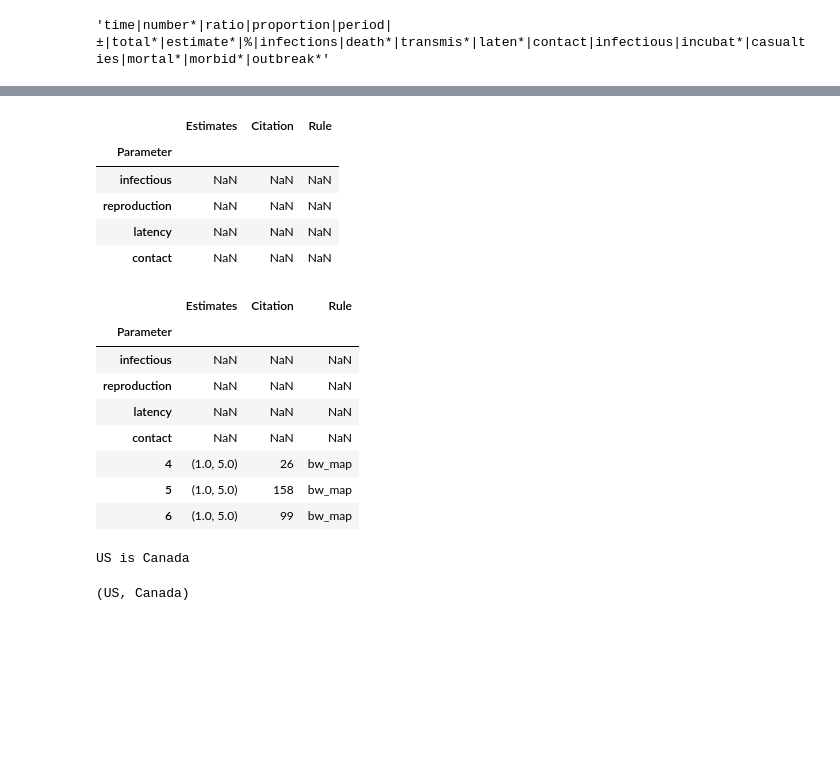
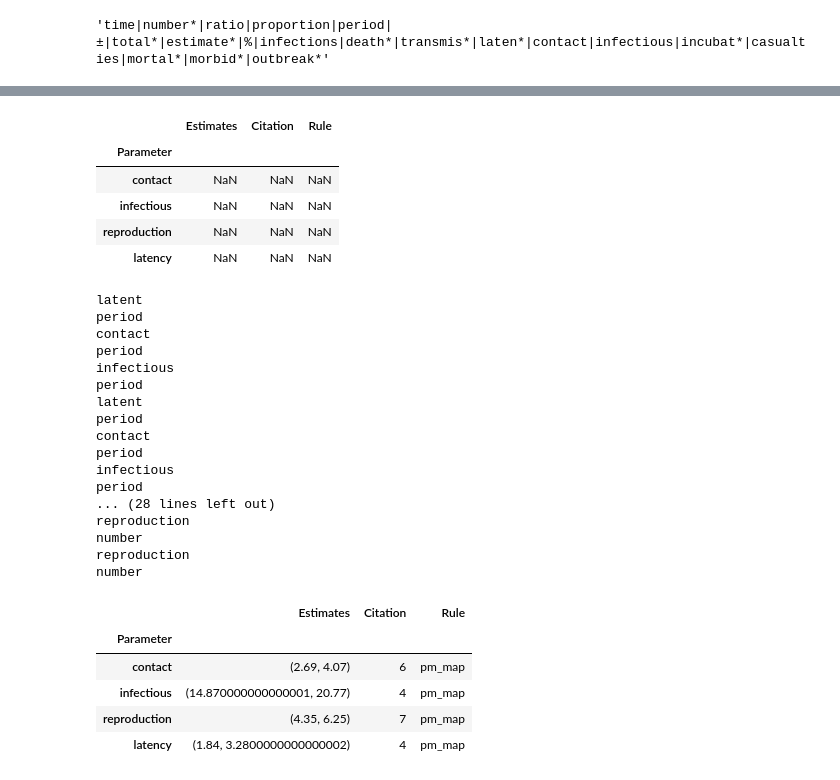
Before and after one commit to djschlicht/academic-paper-scraper, a Jupyter notebook: textdataframe.ipynb, the cells around one changed output, grey strips where cells are left out. Saved outputs shown, nothing was run; the diff lists cells and outputs as text; code cells hidden in the pictures; blank space fills up the shorter version.

```diff
--- a/textdataframe.ipynb
+++ b/textdataframe.ipynb
@@ -19,3 +12,20 @@ text
+# %%
+# Reads text
+text = "On March 11, 2020, the World Health Organization declared the coronavirus disease 2019, COVID-19, a global pandemic. In \
+an unprecedented collective efort, massive amounts of data are now being collected worldwide to estimate the immediate and \
+long-term impact of this pandemic on the health system and the global economy. However, the precise timeline of the disease, \
+its transmissibility, and the efect of mitigation strategies remain incompletely understood. Here we integrate a global network \
+model with a local epidemic SEIR model to quantify the outbreak dynamics of COVID-19 in China and the United States. For \
+the outbreak in China, in n = 30 provinces, we found a latent period of 2.56 ± 0.72 days, a contact period of 1.47 ± 0.32 days, \
+and an infectious period of 17.82 ± 2.95 days. We postulate that the latent and infectious periods are disease-specifc, whereas \
+the contact period is behavior-specifc and can vary between diferent provinces, states, or countries. For the early stages of the \
+outbreak in the United States, in n = 50 states, we adopted the disease-specifc values from China and found a contact period of \
+3.38 ± 0.69 days. Our network model predicts that—without the massive political mitigation strategies that are in place today— \
+the United States would have faced a basic reproduction number of 5.30 ± 0.95 and a nationwide peak of the outbreak on May \
+10, 2020 with 3 million infections. Our results demonstrate how mathematical modeling can help estimate outbreak dynamics \
+and provide decision guidelines for successful outbreak control. We anticipate that our model will become a valuable tool to \
+estimate the potential of vaccination and quantify the efect of relaxing political measures including total lockdown, shelter in \
+place, and travel restrictions for low-risk subgroups of the population or for the population as a whole."
 # %%
 # Convert text into NLP object
 textdoc = nlp(text)
@@ -226,16 +223,16 @@ dict_map = {
     "latent":"latency",
     "reproduction":"reproduction"
 }
-stats_df = pd.DataFrame(index = set(dict_map.values()), columns=['Estimates','Citation','Rule'])
-stats_df.index.name = 'Parameter'
-stats_df
+statsdf = pd.DataFrame(index = set(dict_map.values()), columns=['Estimates','Citation','Rule'])
+statsdf.index.name = 'Parameter'
+statsdf
 # %% [output]
 |  | Estimates | Citation | Rule |
 | Parameter |  |  |  |
+| contact | NaN | NaN | NaN |
 | infectious | NaN | NaN | NaN |
 | reproduction | NaN | NaN | NaN |
 | latency | NaN | NaN | NaN |
-| contact | NaN | NaN | NaN |
 # %%
 matcher = Matcher(nlp.vocab)
 idx = None
@@ -248,7 +245,7 @@ def funnel_values(estimates, parameter, rule_name):
         statsdf.at[parameter,'Citation'] = idx
         statsdf.at[parameter,'Rule'] = rule_name
     elif idx not in list(statsdf.Citation) and\
-        estimates not in list(statsdf.Estimates.loc[stats_df.Citation == idx]) :
+        estimates not in list(statsdf.Estimates.loc[statsdf.Citation == idx]) :
         statsdf.loc[len(statsdf)] = [estimates, idx, rule_name]
 
 def pm_map(matcher, doc, id, matches):
@@ -278,30 +275,44 @@ def bw_map(matcher, doc, id, matches):
 
         funnel_values(estimates, parameter, "bw_map")
 # %%
-pm_rule = [{"LIKE_NUM":True}, {"TEXT":"±"}, {"LIKE_NUM":True}]
+pm_rule = [{"IS_ALPHA":True},{"IS_ALPHA":True},{"IS_ALPHA":True},{"LIKE_NUM":True}, {"TEXT":"±"}, {"LIKE_NUM":True}]
 bw_rule = [{"LIKE_NUM":True}, {"TEXT":"–"}, {"LIKE_NUM":True}]
 
 matcher.add("pm_rule", pm_map, pm_rule)
 matcher.add("bw_rule", bw_map, bw_rule)
 # %%
-stats_df = pd.DataFrame(index = set(dict_map.values()), columns=['Estimates','Citation','Rule'])
-stats_df.index.name = 'Parameter'
-stats_df
+statsdf = pd.DataFrame(index = set(dict_map.values()), columns=['Estimates','Citation','Rule'])
+statsdf.index.name = 'Parameter'
+statsdf
 
-sents_filt = sentencesWith(specific_numerical_keywords)
+sents_filt = sentencesWith(specific_keywords)
 for idx in sents_filt.index:
     sentence = sents_filt.Sentence[idx]
     sentence = sentence.replace("–"," – ")
     doc = nlp(sentence)
     matches = matcher(doc)
 statsdf
 # %% [output]
+latent
+period
+contact
+period
+infectious
+period
+latent
+period
+contact
+period
+infectious
+period
+... (28 lines left out)
+reproduction
+number
+reproduction
+number
 |  | Estimates | Citation | Rule |
 | Parameter |  |  |  |
-| infectious | NaN | NaN | NaN |
-| reproduction | NaN | NaN | NaN |
-| latency | NaN | NaN | NaN |
-| contact | NaN | NaN | NaN |
-| 4 | (1.0, 5.0) | 26 | bw_map |
-| 5 | (1.0, 5.0) | 158 | bw_map |
-| 6 | (1.0, 5.0) | 99 | bw_map |
+| contact | (2.69, 4.07) | 6 | pm_map |
+| infectious | (14.870000000000001, 20.77) | 4 | pm_map |
+| reproduction | (4.35, 6.25) | 7 | pm_map |
+| latency | (1.84, 3.2800000000000002) | 4 | pm_map |
@@ -310,9 +318,0 @@ if re.match(trait_regex,"tim"): print(1)
-# %%
-x = nlp('US is Canada')
-x
-# %% [output]
-US is Canada
-# %%
-x.ents
-# %% [output]
-(US, Canada)
```
Also changed, not shown: parts of 13 cells of this notebook.
